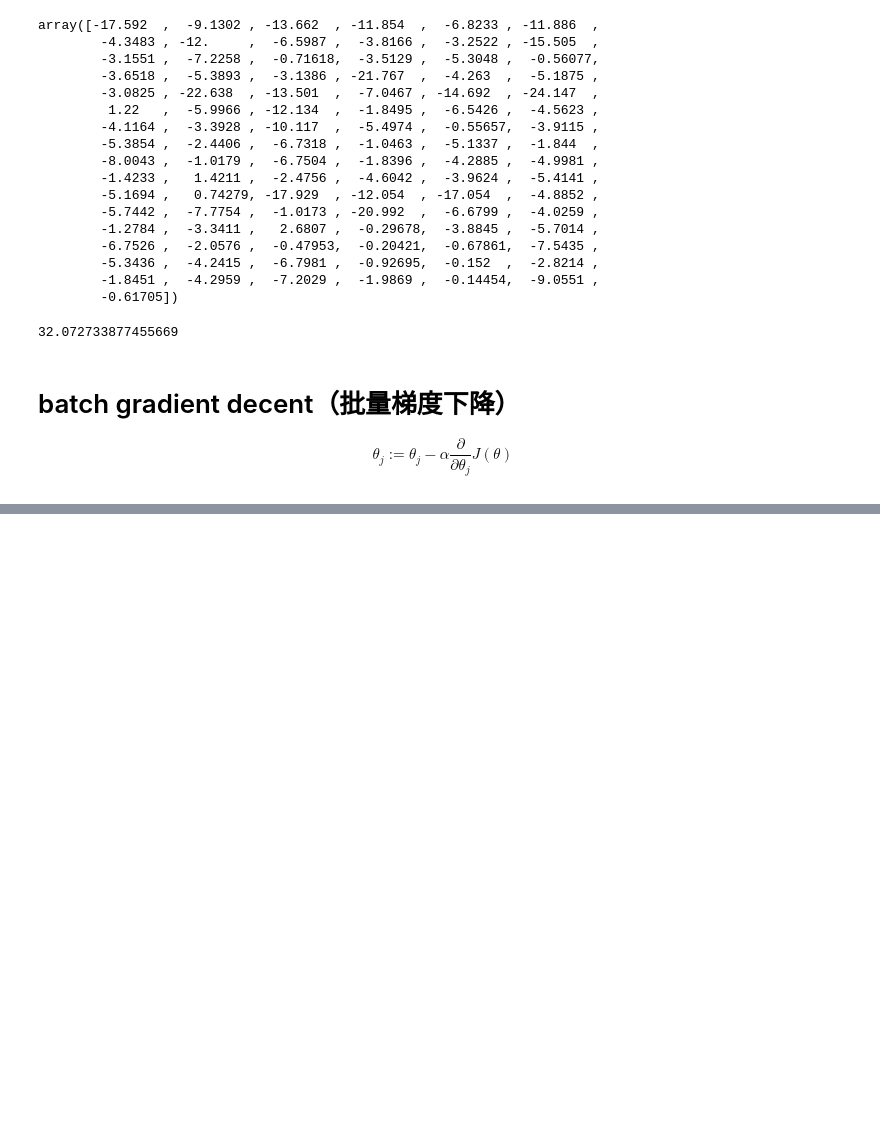
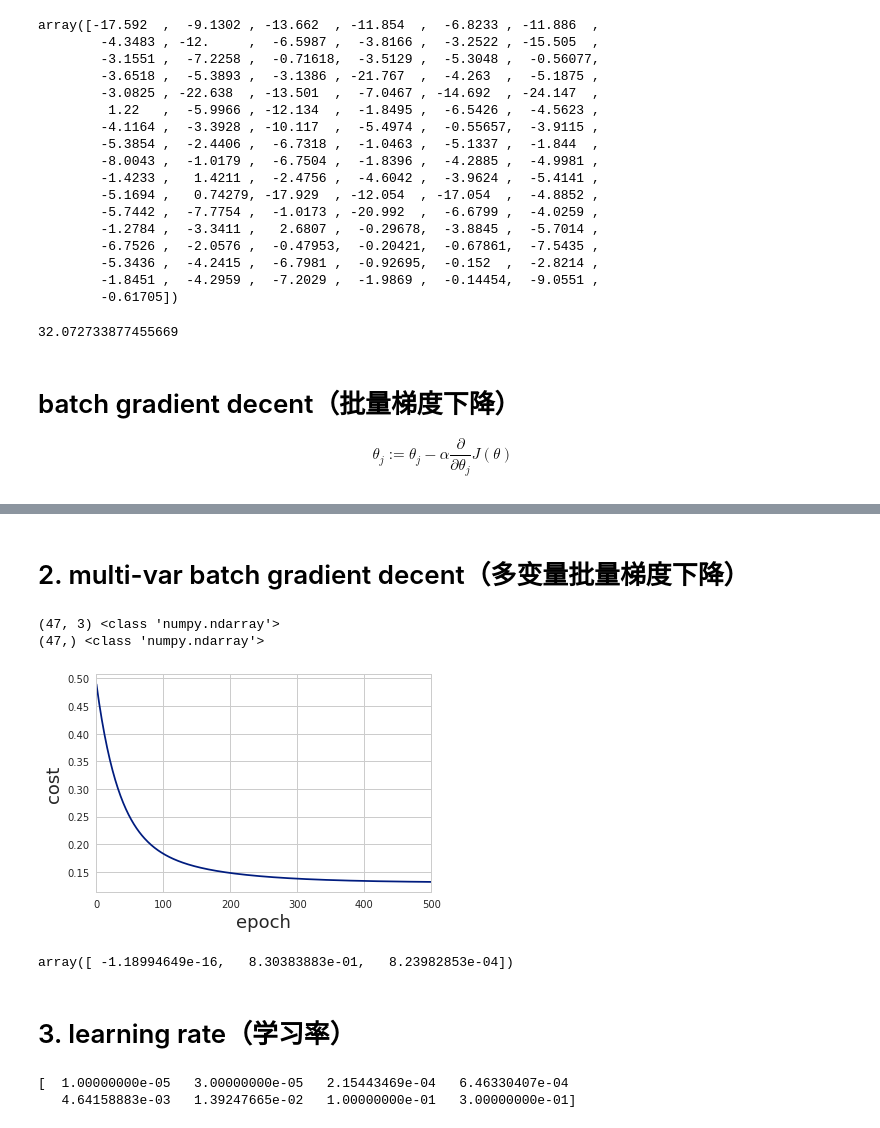
Before and after one commit to RookieDay/Deep_Learning, a Jupyter notebook: 2014_ML_NG/Code/ex1-linear regression/linear_regreesion.ipynb, the cells around one changed output, grey strips where cells are left out. Cells and saved outputs as stored; diff of their text form; code cells hidden in the pictures; blank space fills up the shorter version.

```diff
--- a/2014_ML_NG/Code/ex1-linear regression/linear_regreesion.ipynb
+++ b/2014_ML_NG/Code/ex1-linear regression/linear_regreesion.ipynb
@@ -224,0 +322,3 @@ $${{\theta }_{j}}:={{\theta }_{j}}-\alpha \frac{\partial }{\partial {{\theta }_{
+# %%
+data = normalize_feature(raw_data)
+data.head()
@@ -224,0 +332,38 @@ $${{\theta }_{j}}:={{\theta }_{j}}-\alpha \frac{\partial }{\partial {{\theta }_{
+# %% [markdown]
+# 2. multi-var batch gradient decent（多变量批量梯度下降）
+# %%
+X = get_X(data)
+print(X.shape, type(X))
+
+y = get_y(data)
+print(y.shape, type(y))#看下数据的维度和类型
+# %% [output]
+(47, 3) <class 'numpy.ndarray'>
+(47,) <class 'numpy.ndarray'>
+# %%
+alpha = 0.01#学习率
+theta = np.zeros(X.shape[1])#X.shape[1]：特征数n
+epoch = 500#轮数
+# %%
+final_theta, cost_data = batch_gradient_decent(theta, X, y, epoch, alpha=alpha)
+# %%
+sns.tsplot(time=np.arange(len(cost_data)), data = cost_data)
+plt.xlabel('epoch', fontsize=18)
+plt.ylabel('cost', fontsize=18)
+plt.show()
+# %% [output]
+[figure, added]
+# %%
+final_theta
+# %% [output]
+array([ -1.18994649e-16,   8.30383883e-01,   8.23982853e-04])
+# %% [markdown]
+# 3. learning rate（学习率）
+# %%
+# numpy.linspace用于创建等差数列 logspac用于创建等比数列
+base = np.logspace(-1, -5, num=4)
+candidate = np.sort(np.concatenate((base, base*3)))
+print(candidate)
+# %% [output]
+[  1.00000000e-05   3.00000000e-05   2.15443469e-04   6.46330407e-04
+   4.64158883e-03   1.39247665e-02   1.00000000e-01   3.00000000e-01]
```
Also changed, not shown: parts of 25 cells of this notebook, 2 other files.
